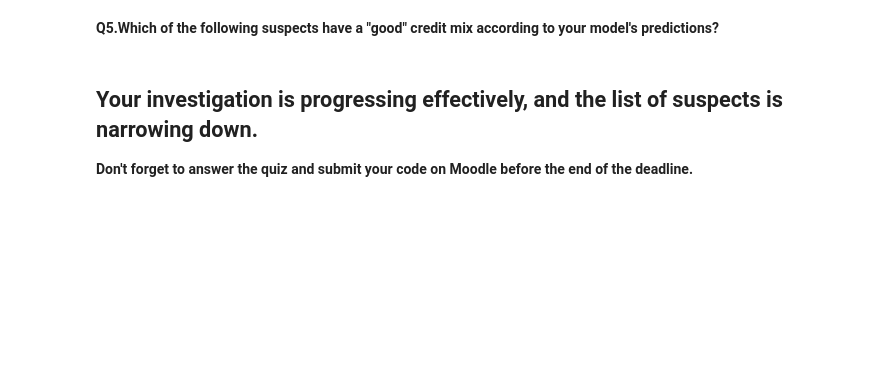
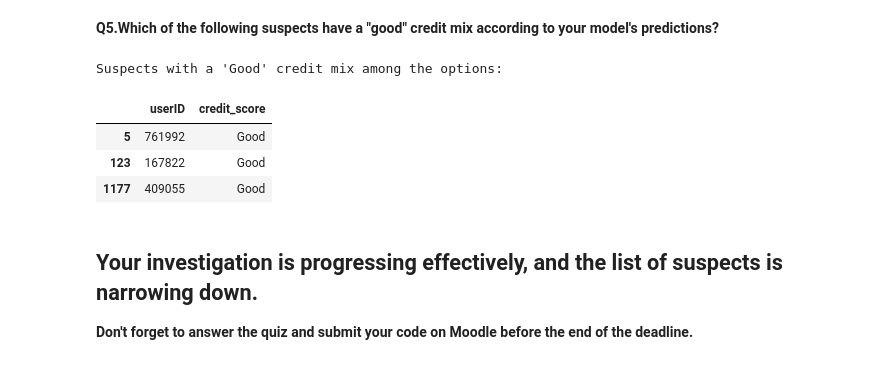
Before and after one commit to AmirJffr/DataScience-and-Machine-Learning-Master-SI, a Jupyter notebook: Assignements/Part 4/Assignment_part_4.ipynb, the cells around one changed output. Drawn from its saved outputs; the diff is of its cells as text; code cells hidden in the pictures; blank space fills up the shorter version.

```diff
--- a/Assignements/Part 4/Assignment_part_4.ipynb
+++ b/Assignements/Part 4/Assignment_part_4.ipynb
@@ -358,0 +363,7 @@ Now, train your model on the training dataset just as you did in section 2.2.1,
+# %%
+for epoch in range(epochs):
+    optimizer.zero_grad()
+    outputs = model(X_train)
+    loss = criterion(outputs, y_train)
+    loss.backward()
+    optimizer.step()
@@ -362,0 +374,8 @@ Before making predictions, confirm that the feature column names in the `suspect
+# %%
+suspects_processed = suspects.copy()
+suspects_processed = suspects_processed[X.columns]
+
+if list(suspects_processed.columns) == list(X.columns):
+    print("Feature columns in suspects dataset match the training data after processing.")
+else:
+    print("Feature columns do NOT match the training data after processing.")
@@ -367,3 +386,6 @@ Then scale your dataset and convert it into a torch tensor of dtype float, simil
+# %%
+suspects_scaled = scaler.transform(suspects_processed)
+suspects_tensor = torch.tensor(suspects_scaled, dtype=torch.float)
 # %% [markdown]
 Make predictions using the trained model and assign the predicted credit score to each user. Ensure to do the following encoding is used for the predicted categories:
 * `0` corresponds to bad credit score,
@@ -376,3 +396,11 @@ Use the predictions to add a new column `credit_score` in the `suspects` datafra
+# %%
+with torch.no_grad():
+    outputs = model(suspects_tensor)
+    _, predicted_labels = torch.max(outputs.data, 1)
+
+credit_score_map = {0: 'Bad', 1: 'Standard', 2: 'Good'}
+suspects['credit_score'] = predicted_labels.numpy()
+suspects['credit_score'] = suspects['credit_score'].map(credit_score_map)
 # %% [markdown]
 
 
@@ -382,5 +441,18 @@ As mentioned earlier, we believe the suspect had a "good" credit score. Review t
 # %% [markdown]
 **Q5.Which of the following suspects have a "good" credit mix according to your model's predictions?**
+# %%
+suspect_ids_to_check = [167822, 761992, 519735, 862880, 409055]
+good_credit_suspects = suspects[suspects['credit_score'] == 'Good']
+good_suspects_found = good_credit_suspects[good_credit_suspects['userID'].isin(suspect_ids_to_check)]
+
+print("Suspects with a 'Good' credit mix among the options:")
+display(good_suspects_found[['userID', 'credit_score']])
+# %% [output]
+Suspects with a 'Good' credit mix among the options:
+|  | userID | credit_score |
+| 5 | 761992 | Good |
+| 123 | 167822 | Good |
+| 1177 | 409055 | Good |
 # %% [markdown]
 ## Your investigation is progressing effectively, and the list of suspects is narrowing down.
 
```
Also changed, not shown: parts of 10 cells of this notebook.
